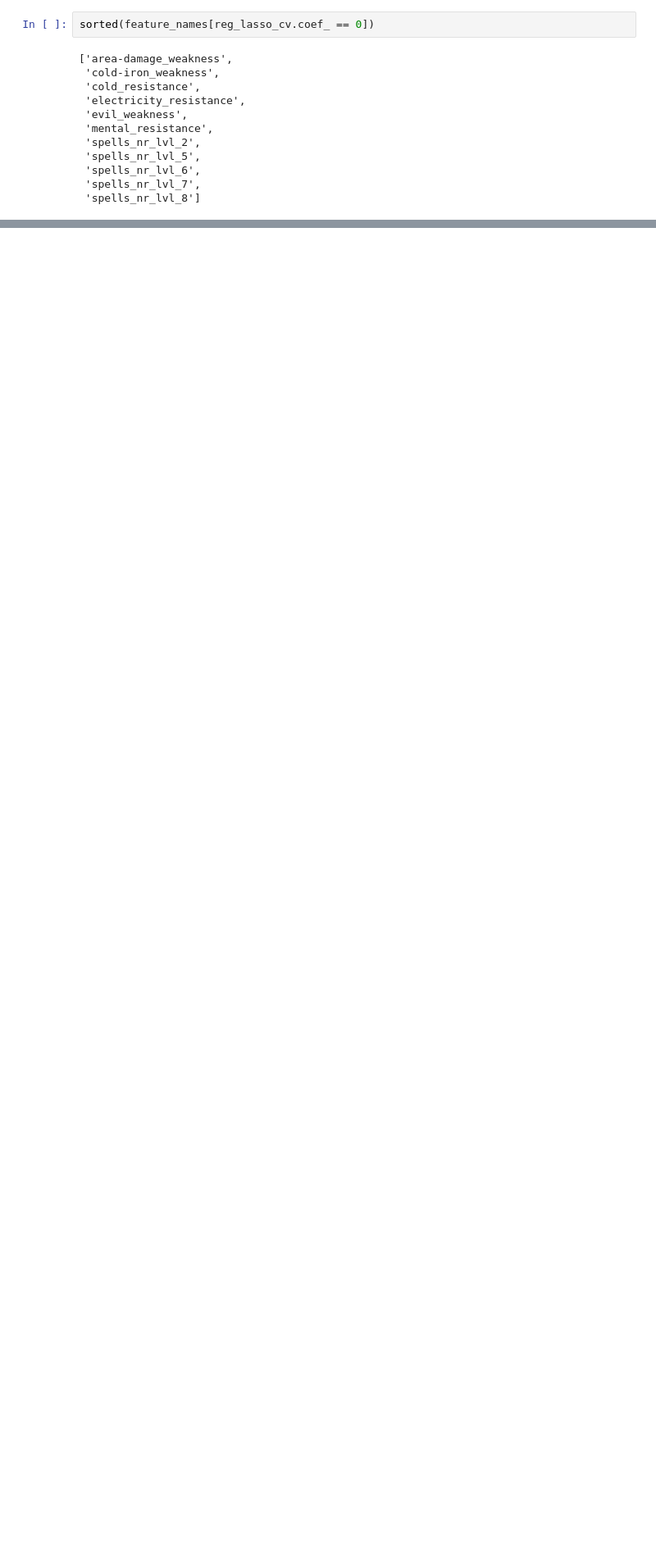
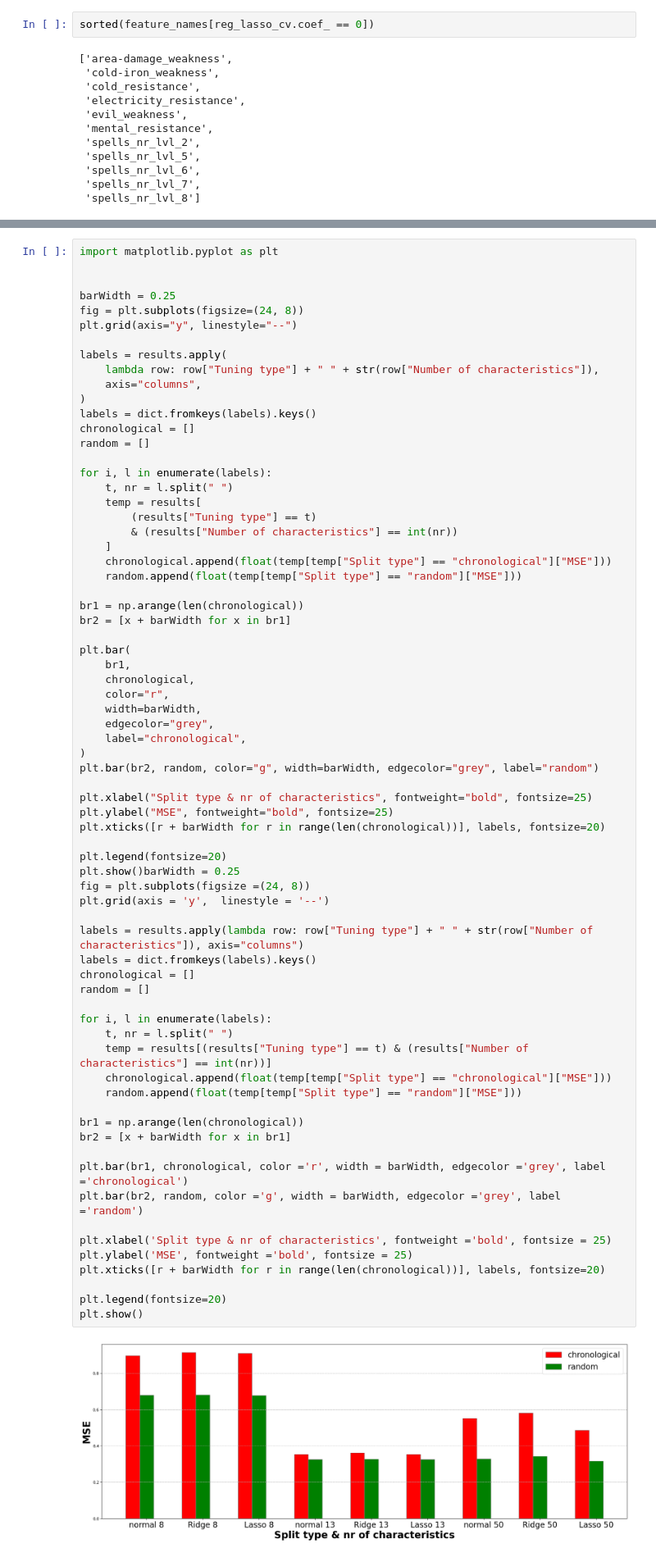
Before and after one commit to Paulina100/ML-for-TTRPG-game-design, a Jupyter notebook: notebooks/models/system_linear_regression.ipynb, the cells around one changed output, grey strips where cells are left out. Shown at 82% size. Saved outputs shown, nothing was run; the diff lists cells and outputs as text; blank space fills up the shorter version.

```diff
--- a/notebooks/models/system_linear_regression.ipynb
+++ b/notebooks/models/system_linear_regression.ipynb
@@ -2023,0 +2031,72 @@ TypeError: can only concatenate str (not "int") to str
+# %%
+import matplotlib.pyplot as plt
+
+
+barWidth = 0.25
+fig = plt.subplots(figsize=(24, 8))
+plt.grid(axis="y", linestyle="--")
+
+labels = results.apply(
+    lambda row: row["Tuning type"] + " " + str(row["Number of characteristics"]),
+    axis="columns",
+)
+labels = dict.fromkeys(labels).keys()
+chronological = []
+random = []
+
+for i, l in enumerate(labels):
+    t, nr = l.split(" ")
+    temp = results[
+        (results["Tuning type"] == t)
+        & (results["Number of characteristics"] == int(nr))
+    ]
+    chronological.append(float(temp[temp["Split type"] == "chronological"]["MSE"]))
+    random.append(float(temp[temp["Split type"] == "random"]["MSE"]))
+
+br1 = np.arange(len(chronological))
+br2 = [x + barWidth for x in br1]
+
+plt.bar(
+    br1,
+    chronological,
+    color="r",
+    width=barWidth,
+    edgecolor="grey",
+    label="chronological",
+)
+plt.bar(br2, random, color="g", width=barWidth, edgecolor="grey", label="random")
+
+plt.xlabel("Split type & nr of characteristics", fontweight="bold", fontsize=25)
+plt.ylabel("MSE", fontweight="bold", fontsize=25)
+plt.xticks([r + barWidth for r in range(len(chronological))], labels, fontsize=20)
+
+plt.legend(fontsize=20)
+plt.show()barWidth = 0.25
+fig = plt.subplots(figsize =(24, 8))
+plt.grid(axis = 'y',  linestyle = '--')
+
+labels = results.apply(lambda row: row["Tuning type"] + " " + str(row["Number of characteristics"]), axis="columns")
+labels = dict.fromkeys(labels).keys()
+chronological = []
+random = []
+
+for i, l in enumerate(labels):
+    t, nr = l.split(" ")
+    temp = results[(results["Tuning type"] == t) & (results["Number of characteristics"] == int(nr))]
+    chronological.append(float(temp[temp["Split type"] == "chronological"]["MSE"]))
+    random.append(float(temp[temp["Split type"] == "random"]["MSE"]))
+
+br1 = np.arange(len(chronological))
+br2 = [x + barWidth for x in br1]
+
+plt.bar(br1, chronological, color ='r', width = barWidth, edgecolor ='grey', label ='chronological')
+plt.bar(br2, random, color ='g', width = barWidth, edgecolor ='grey', label ='random')
+
+plt.xlabel('Split type & nr of characteristics', fontweight ='bold', fontsize = 25)
+plt.ylabel('MSE', fontweight ='bold', fontsize = 25)
+plt.xticks([r + barWidth for r in range(len(chronological))], labels, fontsize=20)
+
+plt.legend(fontsize=20)
+plt.show()
+# %% [output]
+[figure, added]
```
Also changed, not shown: parts of 18 cells of this notebook.
